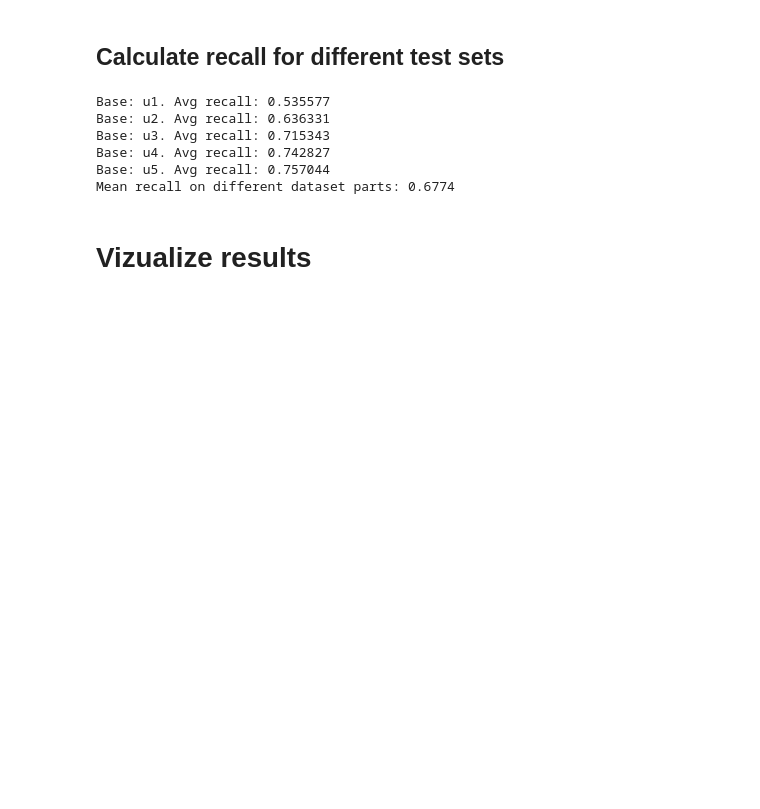
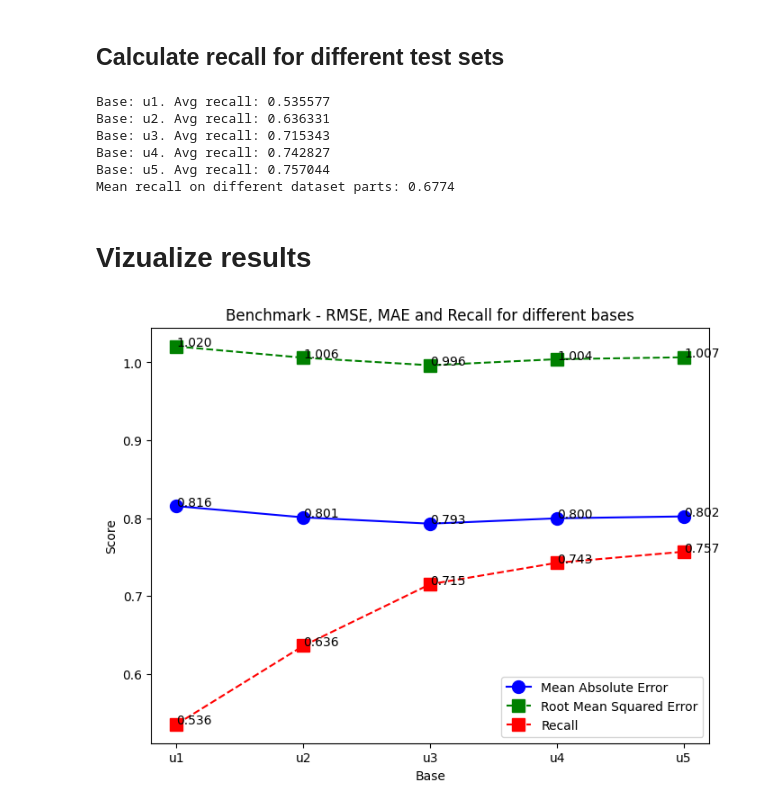
Before and after one commit to system205/PMLDL_Assignment2, a Jupyter notebook: notebooks/2.0-final-solution-training.ipynb, the cells around one changed output. Cells and saved outputs as stored; diff of their text form; code cells hidden in the pictures; blank space fills up the shorter version.

Commit message:
add benchmark with results visualization

```diff
--- a/notebooks/2.0-final-solution-training.ipynb
+++ b/notebooks/2.0-final-solution-training.ipynb
@@ -57,8 +59,10 @@ ub 1675 1145 943 943
 maes, rmses = [], []
 models = {}
 for base, (data_train, test_data) in zip(bases, data):
+    # Split train and test
     train, test = data_train.drop(columns=['user_id', 'movie_id']), test_data.drop(columns=['user_id', 'movie_id'])
 
+    # Split X and y
     X_train = train.drop('rating', axis=1)
     X_test = test.drop('rating', axis=1)
     y_train = train['rating']
@@ -68,11 +72,17 @@ for base, (data_train, test_data) in zip(bases, data):
     y_train = y_train*4+1
     y_test = y_test*4+1
 
+    # Train model
     model = RandomForestRegressor(random_state=123)
     model.fit(X_train, y_train)
     models[base]=model
-    predictions = model.predict(X_test)
 
+    # Save model
+    pkl.dump(model, open(f'models/{base}.pkl', 'wb'))
+
+    predictions = pkl.load(open(f'models/{base}.pkl', 'rb')).predict(X_test)
+
+    # Calculate metrics
     mae = mean_absolute_error(y_test, predictions)
     rmse = mean_squared_error(y_true=y_test, y_pred=predictions)**0.5
 
@@ -144,0 +153,37 @@ Mean recall on different dataset parts: 0.6774
+# %%
+xs = [1, 2, 3, 4, 5]
+labels = ['u1', 'u2', 'u3', 'u4', 'u5']
+maes, rmses = maes[:5], rmses[:5]
+
+plt.figure(figsize=(8, 6))
+plt.plot(xs, maes, marker='o', linestyle='-', color='blue', markersize=10, label='Mean Absolute Error')
+plt.plot(xs, rmses, marker='s', linestyle='--', color='green', markersize=10, label='Root Mean Squared Error')
+plt.plot(xs, total_recall, marker='s', linestyle='--', color='red', markersize=10, label='Recall')
+
+# Annotate each point for the first line
+for x, y, label in zip(xs, maes, labels):
+    plt.text(x, y, f'{y:.3f}', fontsize=10, color='black')
+
+# Annotate each point for the second line
+for x, y, label in zip(xs, rmses, labels):
+    plt.text(x, y, f'{y:.3f}', fontsize=10, color='black')
+
+# Annotate each point for the third line
+for x, y, label in zip(xs, total_recall, labels):
+    plt.text(x, y, f'{y:.3f}', fontsize=10, color='black')
+
+# Set x-axis labels to 'A', 'B', 'C', 'D', 'E'
+plt.xticks(xs, labels)
+
+# Set plot labels, title, and legend
+plt.title('Benchmark - RMSE, MAE and Recall for different bases')
+plt.xlabel('Base')
+plt.ylabel('Score')
+plt.legend()
+
+# Save plot
+plt.savefig('benchmark.png')
+
+plt.show()
+# %% [output]
+[figure, added]
```
Also changed, not shown: parts of 3 cells of this notebook, 5 other files.
